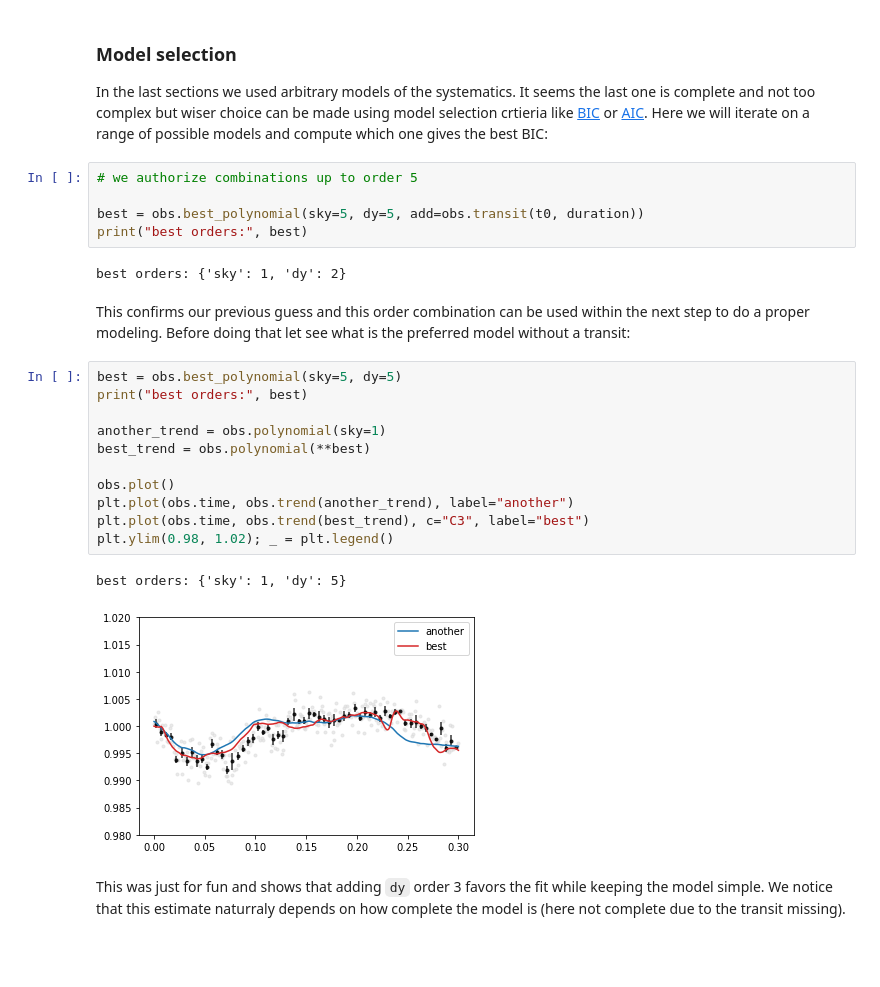
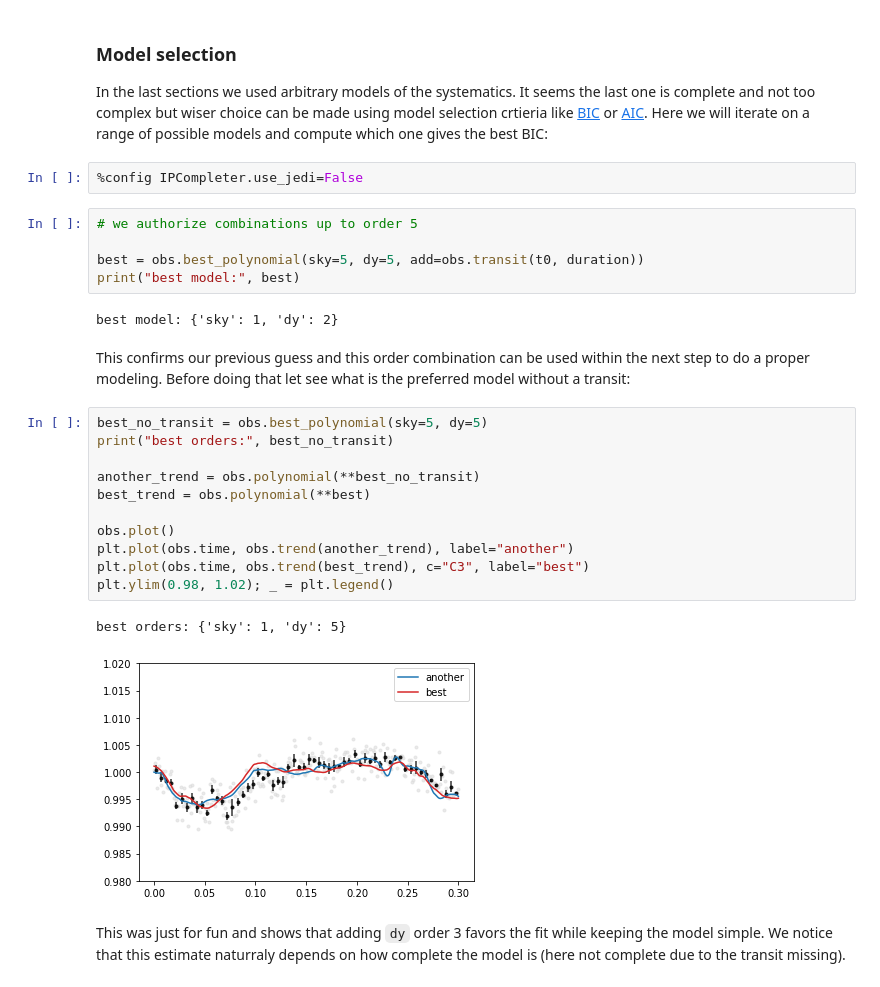
Before and after one commit to jpdeleon/prose2, a Jupyter notebook: docs/source/notebooks/modeling.ipynb, the cells around one changed output. Drawn from its saved outputs; the diff is of its cells as text; blank space fills up the shorter version.

```diff
--- a/docs/source/notebooks/modeling.ipynb
+++ b/docs/source/notebooks/modeling.ipynb
@@ -112,29 +96,31 @@ _ = plt.title("detrended", loc="left")
 
 In the last sections we used arbitrary models of the systematics. It seems the last one is complete and not too complex but wiser choice can be made using model selection crtieria like [BIC](https://en.wikipedia.org/wiki/Bayesian_information_criterion)
 or [AIC](https://en.wikipedia.org/wiki/Akaike_information_criterion). Here we will iterate on a range of possible models and compute which one gives the best BIC:
+# %%
+%config IPCompleter.use_jedi=False
 # %%
 # we authorize combinations up to order 5
 
 best = obs.best_polynomial(sky=5, dy=5, add=obs.transit(t0, duration))
-print("best orders:", best)
+print("best model:", best)
 # %% [output]
-best orders: {'sky': 1, 'dy': 2}
+best model: {'sky': 1, 'dy': 2}
 # %% [markdown]
 This confirms our previous guess and this order combination can be used within the next step to do a proper modeling. Before doing that let see what is the preferred model without a transit:
 # %%
-best = obs.best_polynomial(sky=5, dy=5)
-print("best orders:", best)
+best_no_transit = obs.best_polynomial(sky=5, dy=5)
+print("best orders:", best_no_transit)
 
-another_trend = obs.polynomial(sky=1)
+another_trend = obs.polynomial(**best_no_transit)
 best_trend = obs.polynomial(**best)
 
 obs.plot()
 plt.plot(obs.time, obs.trend(another_trend), label="another")
 plt.plot(obs.time, obs.trend(best_trend), c="C3", label="best")
 plt.ylim(0.98, 1.02); _ = plt.legend()
 # %% [output]
 best orders: {'sky': 1, 'dy': 5}
-[figure, old version]
+[figure, new version]
 # %% [markdown]
 This was just for fun and shows that adding `dy` order 3 favors the fit while keeping the model simple. We notice that this estimate naturraly depends on how complete the model is (here not complete due to the transit missing).
 # %% [markdown]
```
Also changed, not shown: parts of 11 cells of this notebook, 7 other files.
